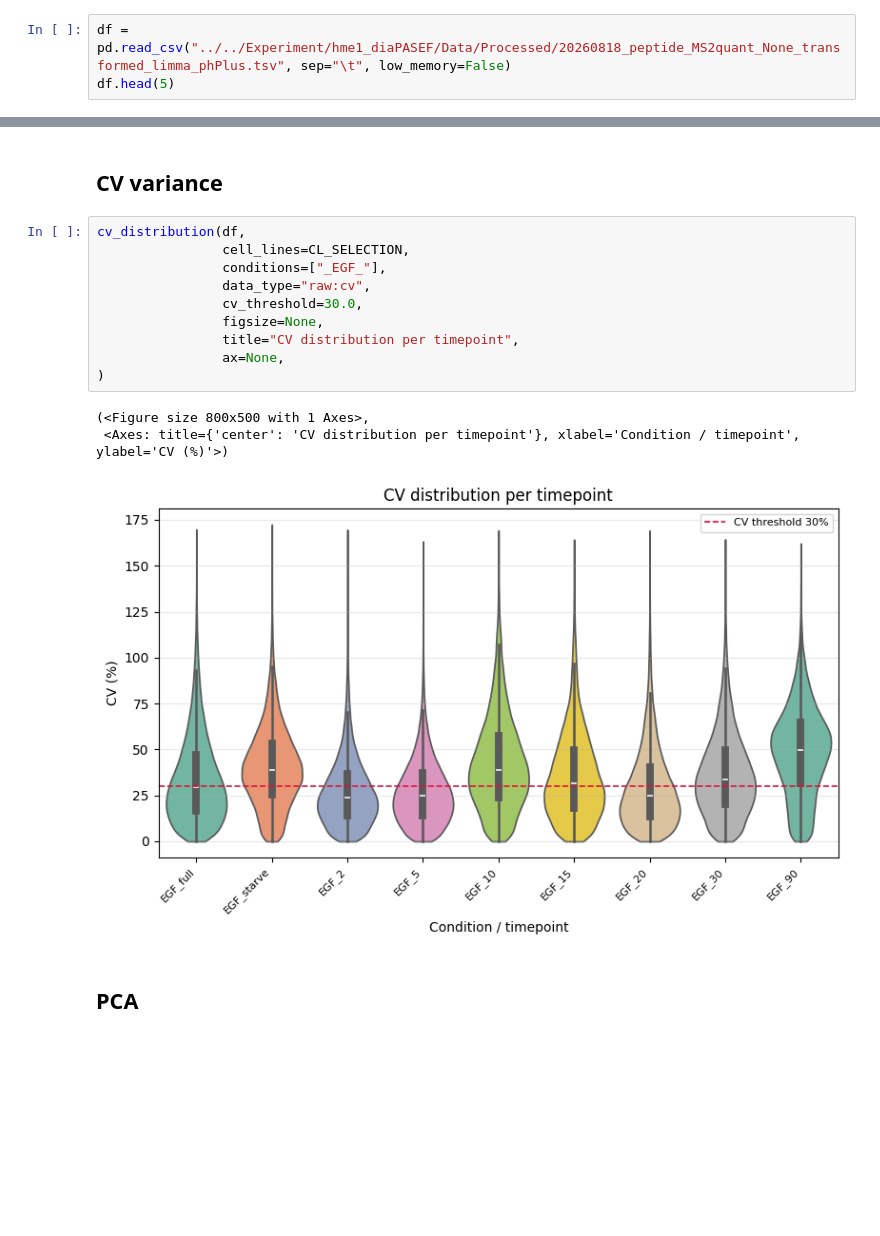
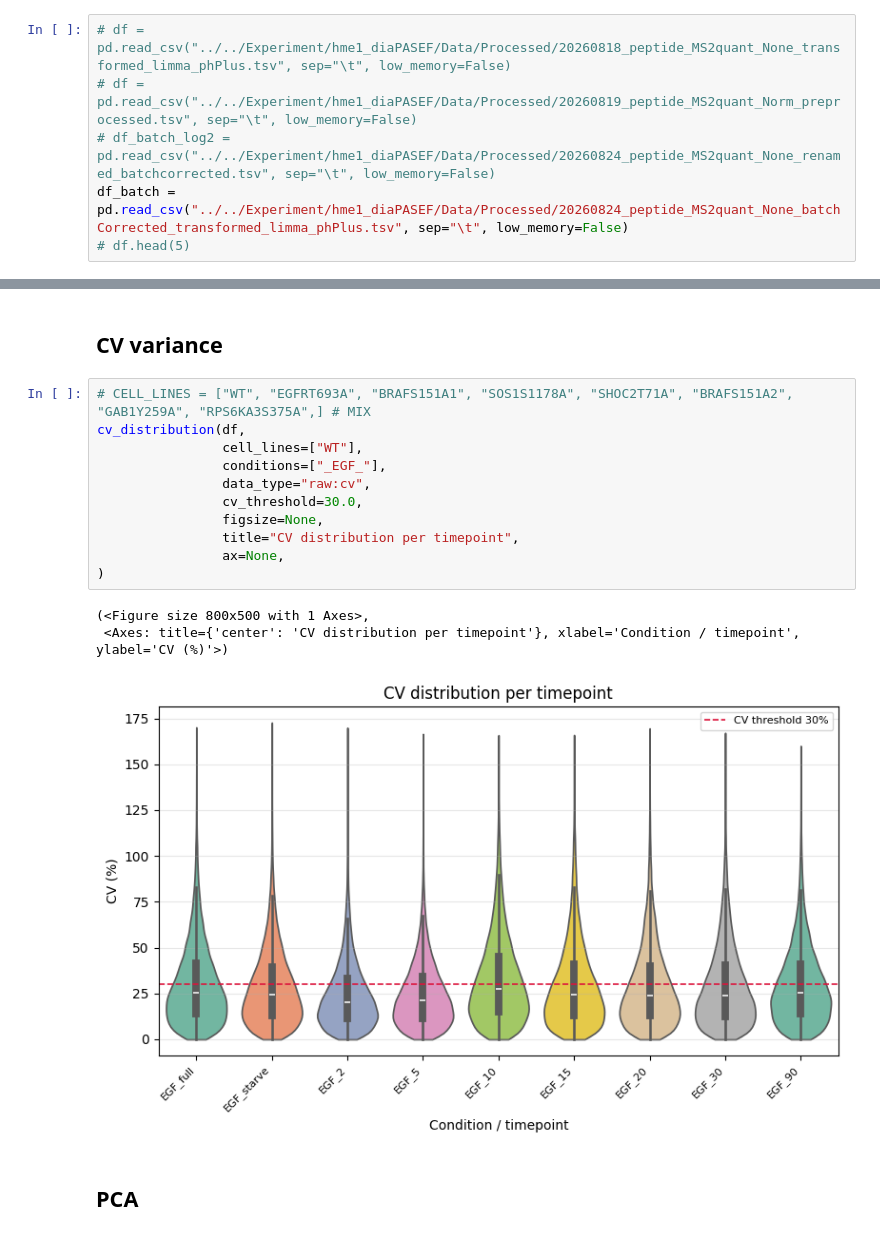
Before and after one commit to IgnacioNavas/TMT_Data_analysis, a Jupyter notebook: notebooks/02_qc/diaPASEF_QC.ipynb, the cells around one changed output, grey strips where cells are left out. Saved outputs shown, nothing was run; the diff lists cells and outputs as text; blank space fills up the shorter version.

```diff
--- a/notebooks/02_qc/diaPASEF_QC.ipynb
+++ b/notebooks/02_qc/diaPASEF_QC.ipynb
@@ -13,3 +15,6 @@ from src.column_spec import *
 # %%
-df = pd.read_csv("../../Experiment/hme1_diaPASEF/Data/Processed/20260818_peptide_MS2quant_None_transformed_limma_phPlus.tsv", sep="\t", low_memory=False)
-df.head(5)
+# df = pd.read_csv("../../Experiment/hme1_diaPASEF/Data/Processed/20260818_peptide_MS2quant_None_transformed_limma_phPlus.tsv", sep="\t", low_memory=False)
+# df = pd.read_csv("../../Experiment/hme1_diaPASEF/Data/Processed/20260819_peptide_MS2quant_Norm_preprocessed.tsv", sep="\t", low_memory=False)
+# df_batch_log2 = pd.read_csv("../../Experiment/hme1_diaPASEF/Data/Processed/20260824_peptide_MS2quant_None_renamed_batchcorrected.tsv", sep="\t", low_memory=False)
+df_batch = pd.read_csv("../../Experiment/hme1_diaPASEF/Data/Processed/20260824_peptide_MS2quant_None_batchCorrected_transformed_limma_phPlus.tsv", sep="\t", low_memory=False)
+# df.head(5)
@@ -252,19 +250,20 @@ intensity_distribution(df,
 # %% [markdown]
 ## CV variance
 # %%
+# CELL_LINES = ["WT", "EGFRT693A", "BRAFS151A1", "SOS1S1178A", "SHOC2T71A", "BRAFS151A2", "GAB1Y259A", "RPS6KA3S375A",] # MIX
 cv_distribution(df,
-                cell_lines=CL_SELECTION,
+                cell_lines=["WT"],
                 conditions=["_EGF_"],
                 data_type="raw:cv",
                 cv_threshold=30.0,
                 figsize=None,
                 title="CV distribution per timepoint",
                 ax=None,
 )
 # %% [output]
 (<Figure size 800x500 with 1 Axes>,
  <Axes: title={'center': 'CV distribution per timepoint'}, xlabel='Condition / timepoint', ylabel='CV (%)'>)
-[figure, old version]
+[figure, new version]
 # %% [markdown]
 ## PCA
 # %% [markdown]
```
Also changed, not shown: parts of 25 cells of this notebook, 1 other file.
